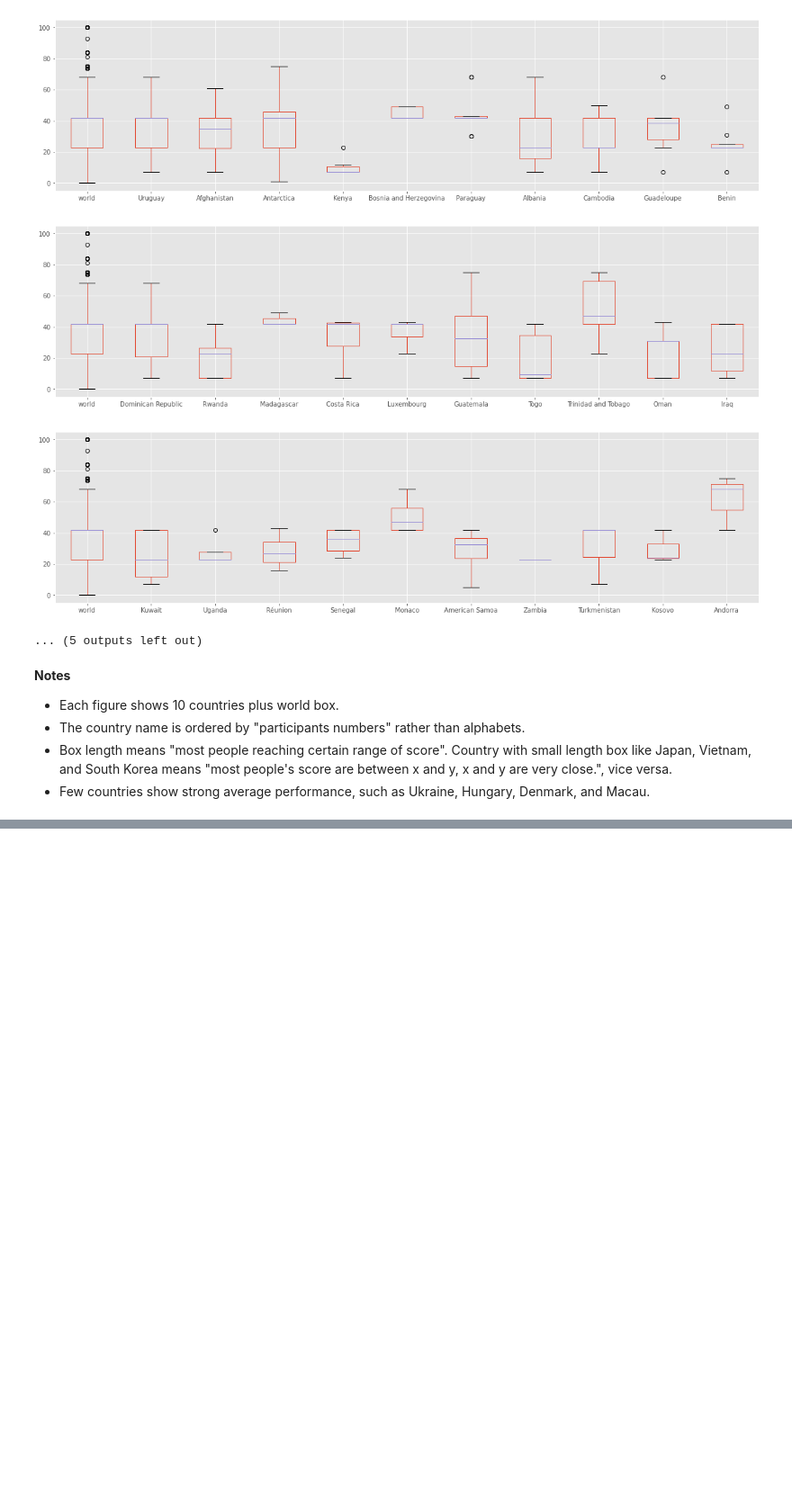
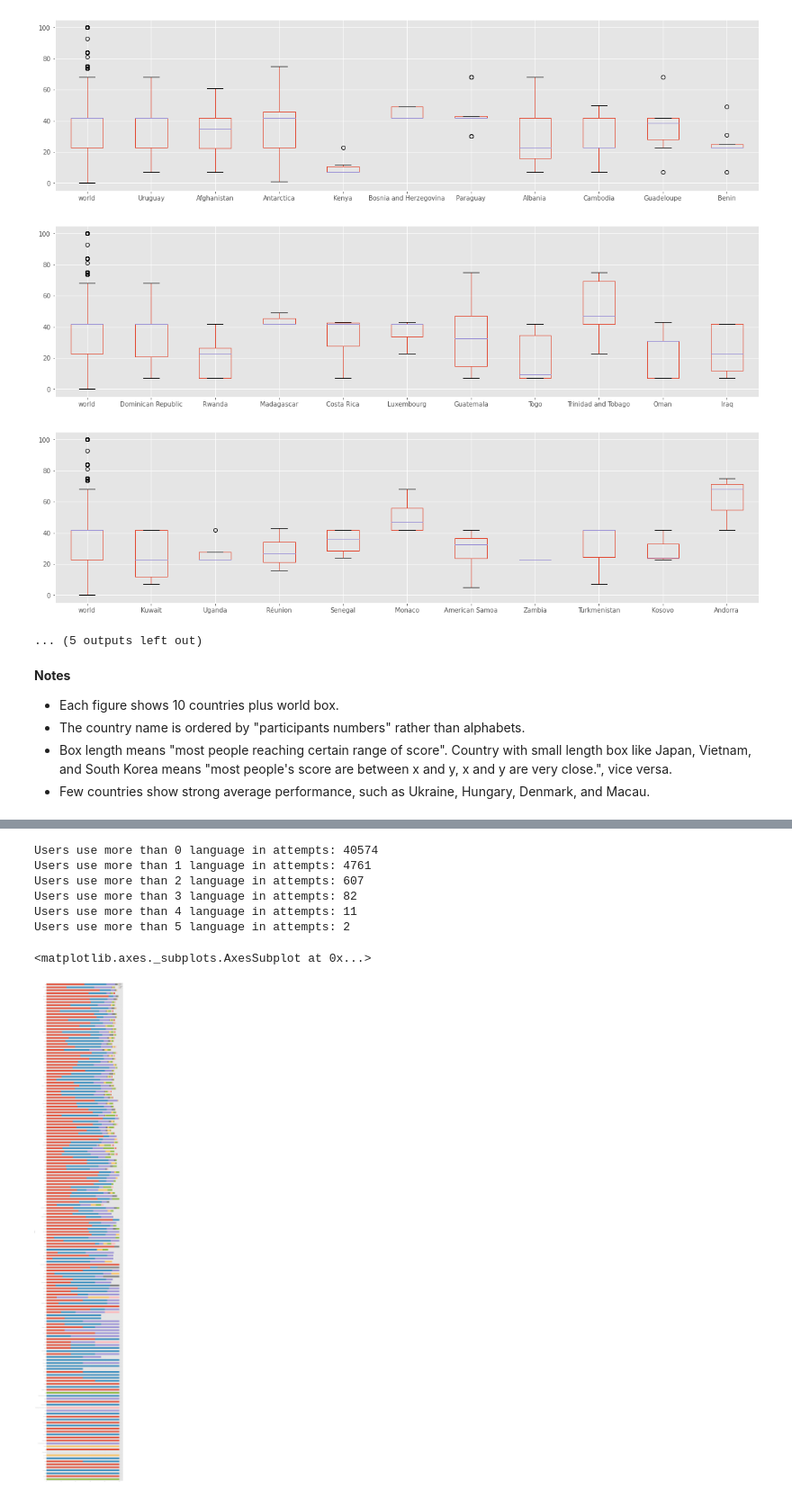
Before and after one commit to note35/GCJ2020-analysis, a Jupyter notebook: analysis_qual.ipynb, the cells around one changed output, grey strips where cells are left out. Shown at 90% size. Drawn from its saved outputs; the diff is of its cells as text; code cells hidden in the pictures; blank space fills up the shorter version.

```diff
--- a/analysis_qual.ipynb
+++ b/analysis_qual.ipynb
@@ -165,0 +206,55 @@ for idx, cc in enumerate(df_countries['country']):
+# %%
+# Multi-languages analysis
+supported_lang = ['BASH', 'C', 'CLOJURE', 'CPP', 'CSHARP', 'D', 'DART', 'FSHARP', 'GO', 'GROOVY', 'HASKELL', 'JAVA', 'JAVASCRIPT', 'JULIA', 'KOTLIN', 'LISP', 'LUA', 'OBJECTIVEC', 'OCAML', 'OCTAVE', 'PASCAL', 'PERL', 'PHP', 'PYPY2', 'PYTHON', 'PYTHON3', 'R', 'RUBY', 'RUST', 'SCALA', 'SWIFT', 'TYPESCRIPT', 'VISUALBASIC']
+
+for i in range(0, 6):
+    df_lang = df[df.languages.apply(lambda x: len(x) > i)].sort_values(by='rank')
+    print(f'Users use more than {i} language in attempts: {len(df_lang)}')
+# %% [output]
+Users use more than 0 language in attempts: 40574
+Users use more than 1 language in attempts: 4761
+Users use more than 2 language in attempts: 607
+Users use more than 3 language in attempts: 82
+Users use more than 4 language in attempts: 11
+Users use more than 5 language in attempts: 2
+# %%
+# [Preprocess] Count language usages
+supported_lang = ['BASH', 'C', 'CLOJURE', 'CPP', 'CSHARP', 'D', 'DART', 'FSHARP', 'GO', 'GROOVY', 'HASKELL', 'JAVA', 'JAVASCRIPT', 'JULIA', 'KOTLIN', 'LISP', 'LUA', 'OBJECTIVEC', 'OCAML', 'OCTAVE', 'PASCAL', 'PERL', 'PHP', 'PYPY2', 'PYTHON', 'PYTHON3', 'R', 'RUBY', 'RUST', 'SCALA', 'SWIFT', 'TYPESCRIPT', 'VISUALBASIC']
+
+total_langs_by_country = {}
+langs_by_country = {}
+for cc in df_countries['country']:
+    langs_by_country[cc] = {}
+    df_country = df[df.country == cc]
+    for lang in supported_lang:
+        df_lang = df_country.iloc[:, 2].apply(lambda x: x.count(lang))
+        langs_by_country[cc][lang] = df_lang.sum()
+        total_langs_by_country[cc] = sum(langs_by_country[cc].values())
+# %%
+# [Debug] Top 5 languages per country
+for cc in df_countries['country']:
+    sd = {k: v for k, v in sorted(langs_by_country[cc].items(), key=lambda v: -v[1])}
+    # print(f'{cc}: {list(sd.keys())[0:5]}')
+# %%
+# Calculate popular lannguage percentage by country
+observed_lang = ['CPP', 'PYTHON3', 'JAVA', 'C', 'JAVASCRIPT', 'CSHARP', 'GO', 'RUST']
+nsd = {}
+for cc in df_countries['country']:
+    nsd[cc] = [0] * len(observed_lang)
+    for k, v in langs_by_country[cc].items():
+        if k in observed_lang:
+            for i in range(len(observed_lang)):
+                if k == observed_lang[i]:
+                    nsd[cc][i] = 100 * v / total_langs_by_country[cc]
+                    break
+
+# Draw the language usage by country
+df_nsd = pd.DataFrame(columns=['country'] + observed_lang)
+for idx1, cc in enumerate(df_countries['country']):
+    tdf = pd.DataFrame([[cc] + nsd[cc]], columns=['country'] + observed_lang)
+    df_nsd = pd.concat([tdf, df_nsd], ignore_index=True)
+
+df_nsd.plot.barh(x='country', stacked=True, figsize=[30,200])
+# %% [output]
+<matplotlib.axes._subplots.AxesSubplot at 0x...>
+[figure, added]
```
Also changed, not shown: parts of 4 cells of this notebook, 6 other files.
